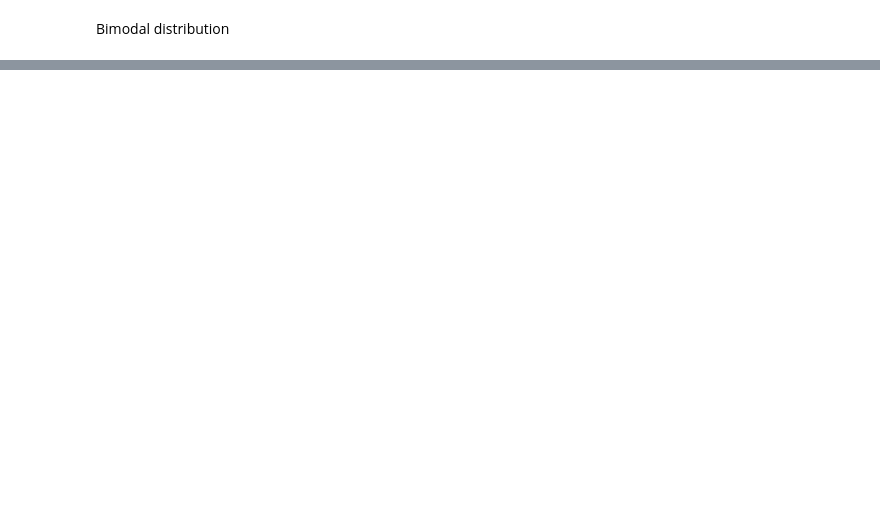
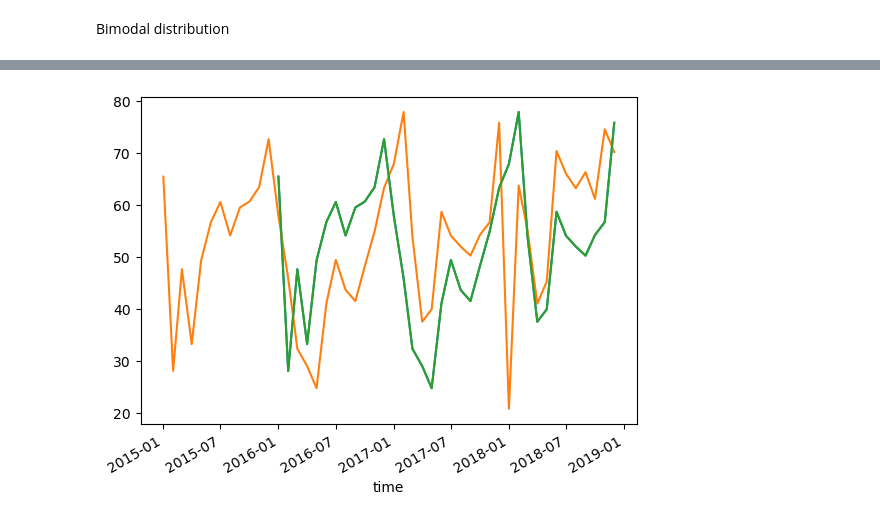
Before and after one commit to sadzikweronika/energy_demand_forecasting, a Jupyter notebook: energy_prices_forecasting.ipynb, the cells around one changed output, grey strips where cells are left out. Cells and saved outputs as stored; diff of their text form; code cells hidden in the pictures; blank space fills up the shorter version.

```diff
--- a/energy_prices_forecasting.ipynb
+++ b/energy_prices_forecasting.ipynb
@@ -221,0 +239,10 @@ plt.show()
+# %%
+monthly_price = data['price actual'].asfreq('M')
+lagged = monthly_price.shift(12).dropna()
+fig, ax = plt.subplots(1,1)
+lagged.plot()
+ax.plot(monthly_price, label = 'Monthly Price')
+ax.plot(lagged, label ='1 yr lagged')
+plt.show()
+# %% [output]
+[figure, added]
```
Also changed, not shown: parts of 15 cells of this notebook.
